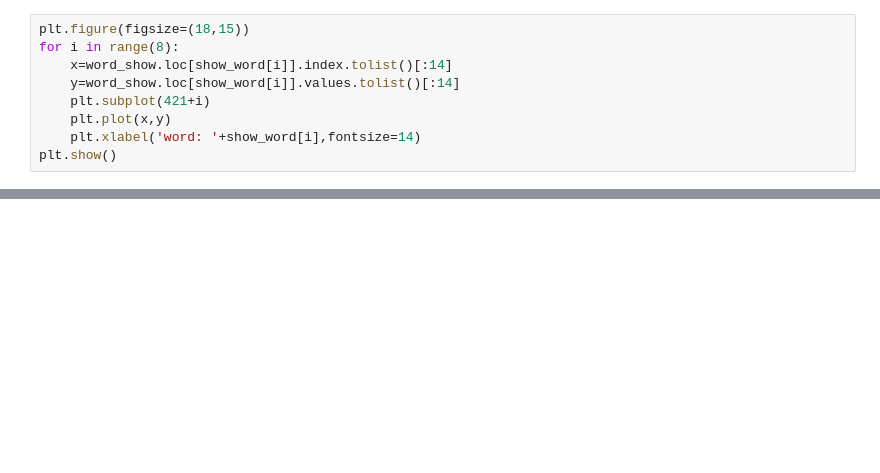
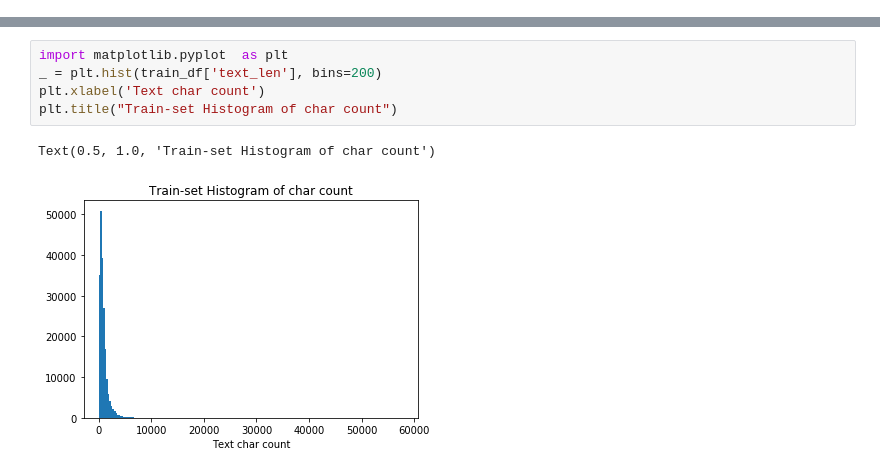
Before and after one commit to yui0907/ml_reviews, a Jupyter notebook: DW-NLP/文本分类/赛题分析与EDA.ipynb, the cells around one changed output, grey strips where cells are left out. Cells and saved outputs as stored; diff of their text form; blank space fills up the shorter version.

```diff
--- a/DW-NLP/文本分类/赛题分析与EDA.ipynb
+++ b/DW-NLP/文本分类/赛题分析与EDA.ipynb
@@ -130,9 +0,0 @@ show_word = word_show.index.tolist()
-# %%
-plt.figure(figsize=(18,15))
-for i in range(8):
-    x=word_show.loc[show_word[i]].index.tolist()[:14]
-    y=word_show.loc[show_word[i]].values.tolist()[:14]
-    plt.subplot(421+i)
-    plt.plot(x,y)
-    plt.xlabel('word: '+show_word[i],fontsize=14)
-plt.show()
@@ -140,0 +80,8 @@ plt.show()
+# %%
+import matplotlib.pyplot  as plt
+_ = plt.hist(train_df['text_len'], bins=200)
+plt.xlabel('Text char count')
+plt.title("Train-set Histogram of char count")
+# %% [output]
+Text(0.5, 1.0, 'Train-set Histogram of char count')
+[figure, added]
```
Also changed, not shown: parts of 48 cells of this notebook.
